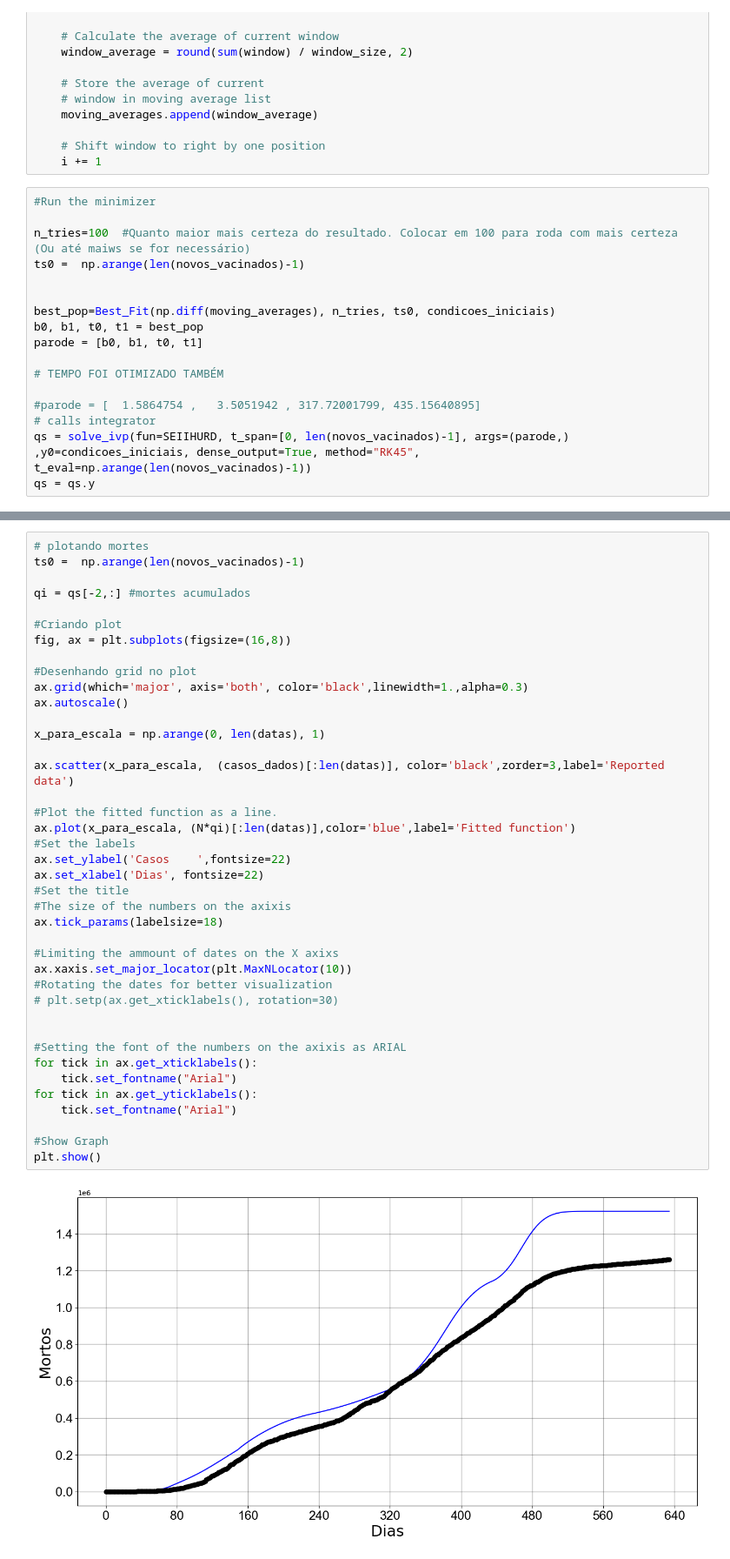
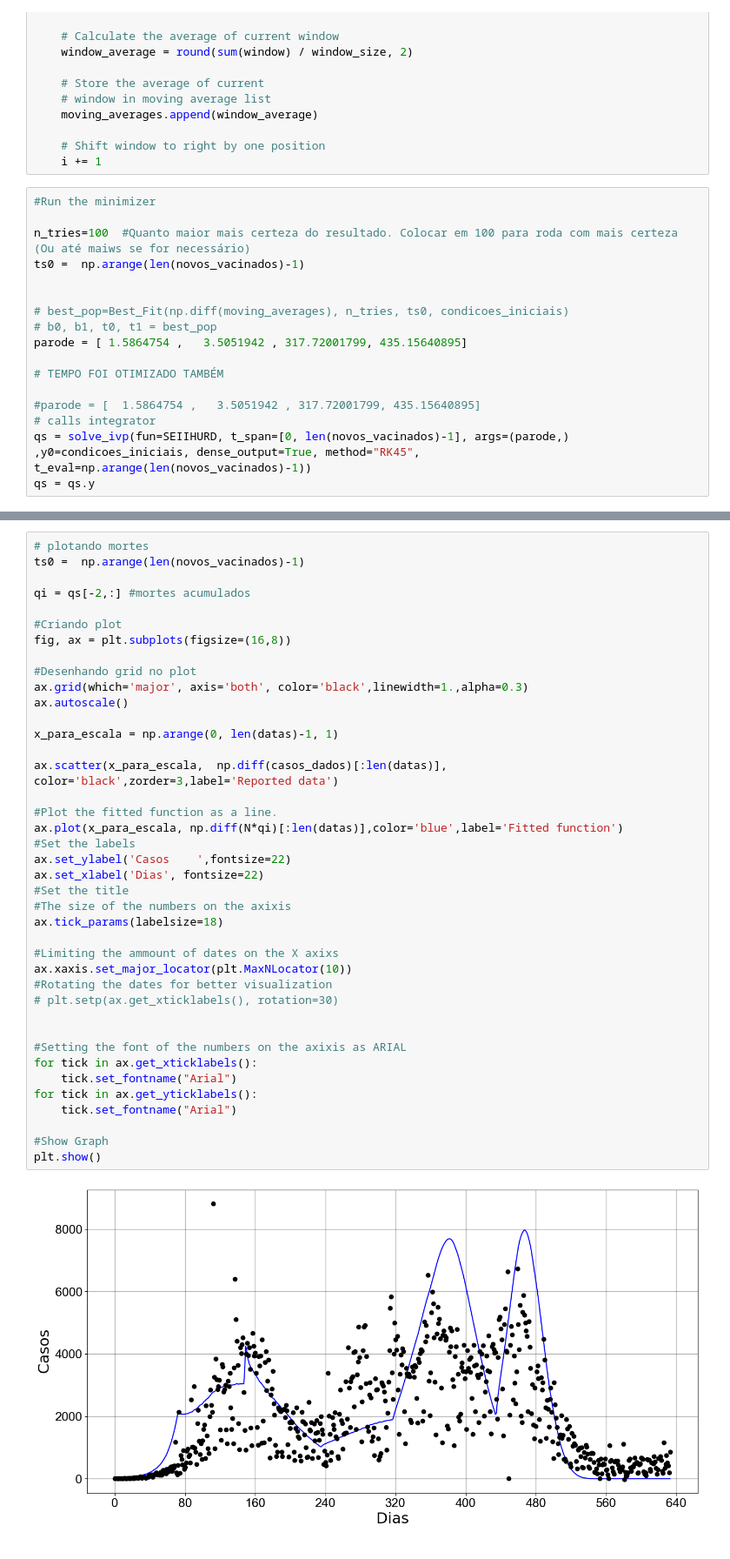
Before and after one commit to filipe7788/SEIHURD, a Jupyter notebook: fitting/fitao.ipynb, the cells around one changed output, grey strips where cells are left out. Shown at 87% size. Drawn from its saved outputs; the diff is of its cells as text.

```diff
--- a/fitting/fitao.ipynb
+++ b/fitting/fitao.ipynb
@@ -287,9 +287,9 @@ n_tries=100  #Quanto maior mais certeza do resultado. Colocar em 100 para roda c
 ts0 =  np.arange(len(novos_vacinados)-1)
 
 
-best_pop=Best_Fit(np.diff(moving_averages), n_tries, ts0, condicoes_iniciais)
-b0, b1, t0, t1 = best_pop
-parode = [b0, b1, t0, t1]
+# best_pop=Best_Fit(np.diff(moving_averages), n_tries, ts0, condicoes_iniciais)
+# b0, b1, t0, t1 = best_pop
+parode = [ 1.5864754 ,   3.5051942 , 317.72001799, 435.15640895]
 
 # TEMPO FOI OTIMIZADO TAMBÉM
 
@@ -369,34 +351,34 @@ fig, ax = plt.subplots(figsize=(16,8))
 
 #Desenhando grid no plot
 ax.grid(which='major', axis='both', color='black',linewidth=1.,alpha=0.3)
 ax.autoscale()
 
-x_para_escala = np.arange(0, len(datas), 1)
+x_para_escala = np.arange(0, len(datas)-1, 1)
 
-ax.scatter(x_para_escala,  (casos_dados)[:len(datas)], color='black',zorder=3,label='Reported data')
+ax.scatter(x_para_escala,  np.diff(casos_dados)[:len(datas)], color='black',zorder=3,label='Reported data')
 
 #Plot the fitted function as a line.
-ax.plot(x_para_escala, (N*qi)[:len(datas)],color='blue',label='Fitted function')
+ax.plot(x_para_escala, np.diff(N*qi)[:len(datas)],color='blue',label='Fitted function')
 #Set the labels
 ax.set_ylabel('Casos    ',fontsize=22)
 ax.set_xlabel('Dias', fontsize=22)
 #Set the title
 #The size of the numbers on the axixis
 ax.tick_params(labelsize=18)
 
 #Limiting the ammount of dates on the X axixs
 ax.xaxis.set_major_locator(plt.MaxNLocator(10))
 #Rotating the dates for better visualization
 # plt.setp(ax.get_xticklabels(), rotation=30)
 
 
 #Setting the font of the numbers on the axixis as ARIAL
 for tick in ax.get_xticklabels():
     tick.set_fontname("Arial")
 for tick in ax.get_yticklabels():
     tick.set_fontname("Arial")
 
 #Show Graph
 plt.show()
 # %% [output]
-[figure, old version]
+[figure, new version]
```
Also changed, not shown: parts of 3 cells of this notebook, 4 other files.
